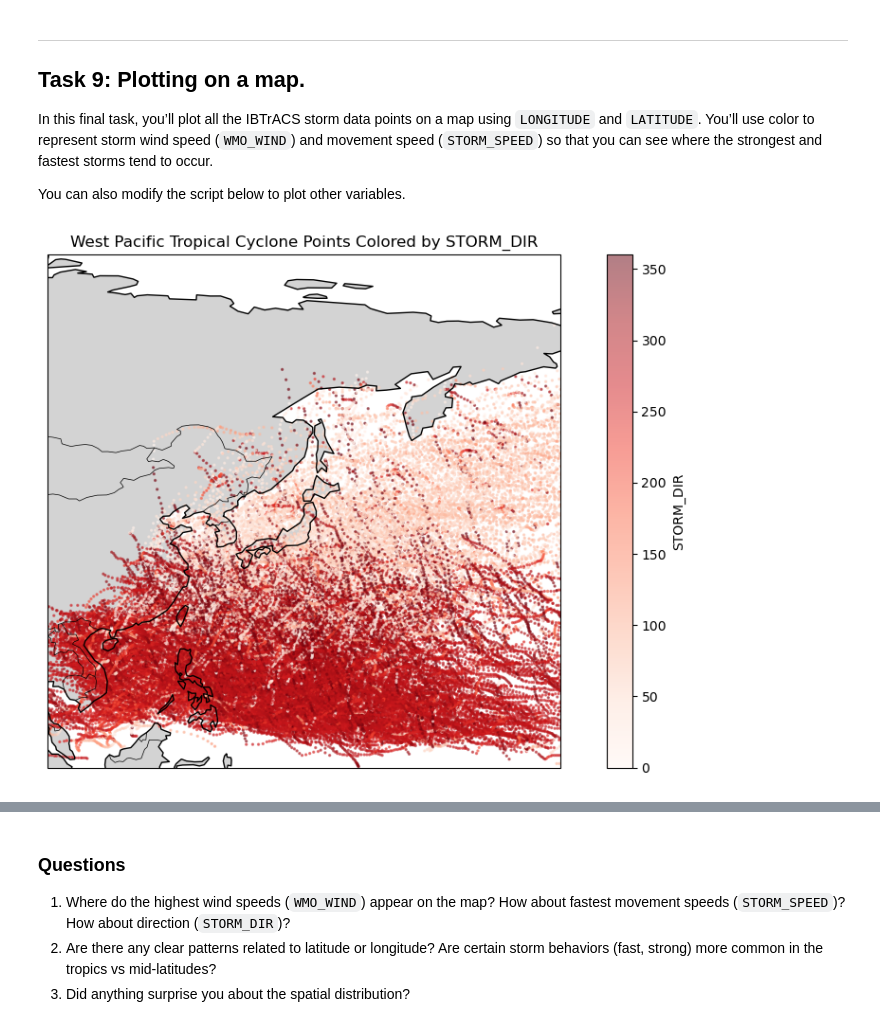
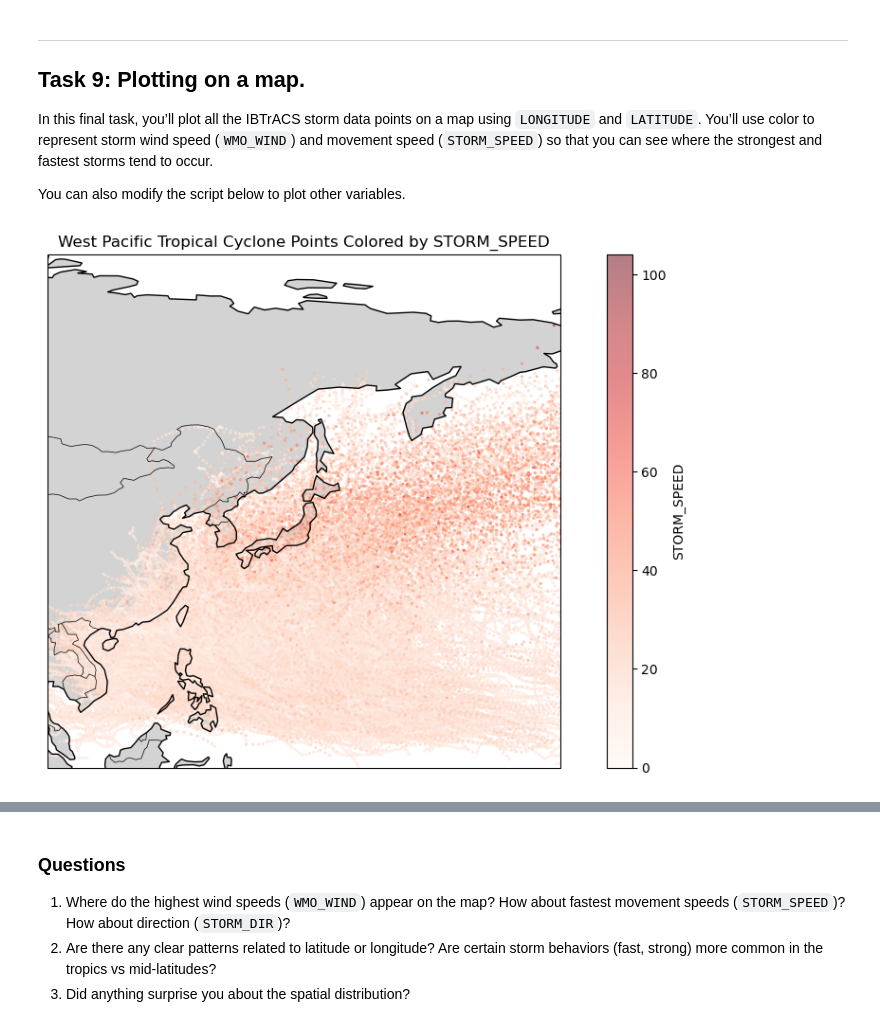
Before and after one commit to acgaribay/Meteo203-2526-Garibay, a Jupyter notebook: ex05_runs.ipynb, the cells around one changed output, grey strips where cells are left out. Cells and saved outputs as stored; diff of their text form; code cells hidden in the pictures.

```diff
--- a/ex05_runs.ipynb
+++ b/ex05_runs.ipynb
@@ -659,7 +659,7 @@ In this final task, you’ll plot all the IBTrACS storm data points on a map usi
 
 You can also modify the script below to plot other variables.
 # %%
-var_to_plot = ''
+var_to_plot = 'STORM_SPEED'
 cmap = 'Reds'
 point_size = 2
 
@@ -667,31 +667,31 @@ point_size = 2
 df_map = df[['LON', 'LAT', var_to_plot]].dropna()
 
 # Set up the map
 fig = plt.figure(figsize=(10, 6))
 ax = plt.axes(projection=ccrs.PlateCarree())
 
 # Set extent to West Pacific: [lon_min, lon_max, lat_min, lat_max]
 ax.set_extent([100, 180, 0, 80], crs=ccrs.PlateCarree())
 
 # Add base features
 ax.coastlines()
 ax.add_feature(cfeature.BORDERS, linewidth=0.5)
 ax.add_feature(cfeature.LAND, facecolor='lightgray')
 
 # Plot storm points
 sc = ax.scatter(
     df_map['LON'], df_map['LAT'],
     c=df_map[var_to_plot],
     cmap=cmap,
     s=point_size,
     alpha=0.5,
     transform=ccrs.PlateCarree()
 )
 
 # Add colorbar
 cbar = plt.colorbar(sc, ax=ax, orientation='vertical', label=var_to_plot)
 ax.set_title(f"West Pacific Tropical Cyclone Points Colored by {var_to_plot}")
 plt.tight_layout()
 plt.show()
 # %% [output]
-[figure, old version]
+[figure, new version]
```
Also changed, not shown: parts of 2 cells of this notebook.
